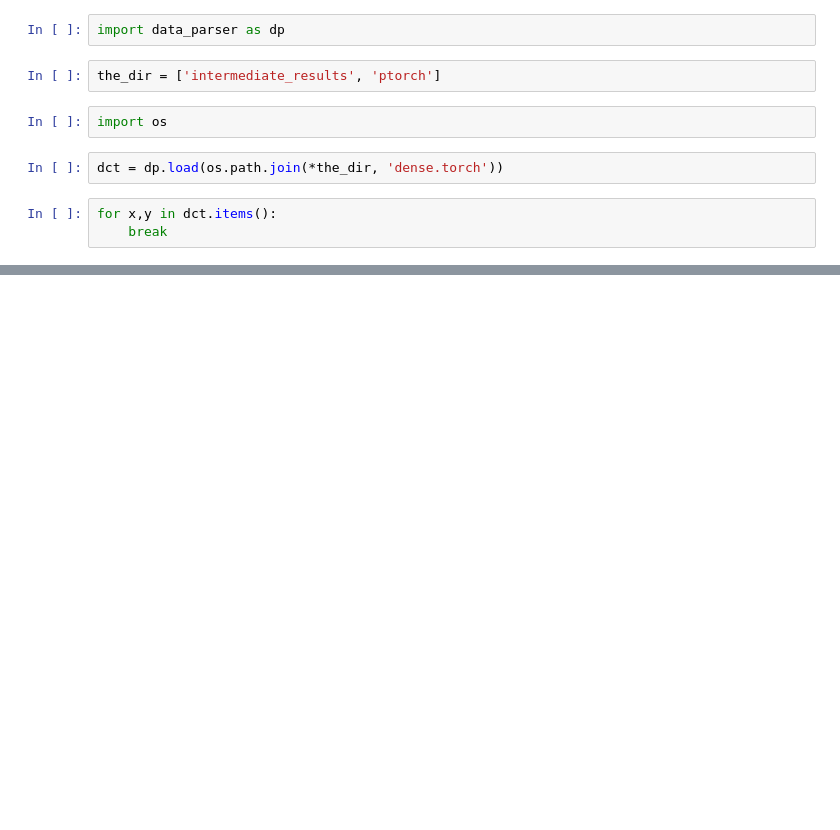
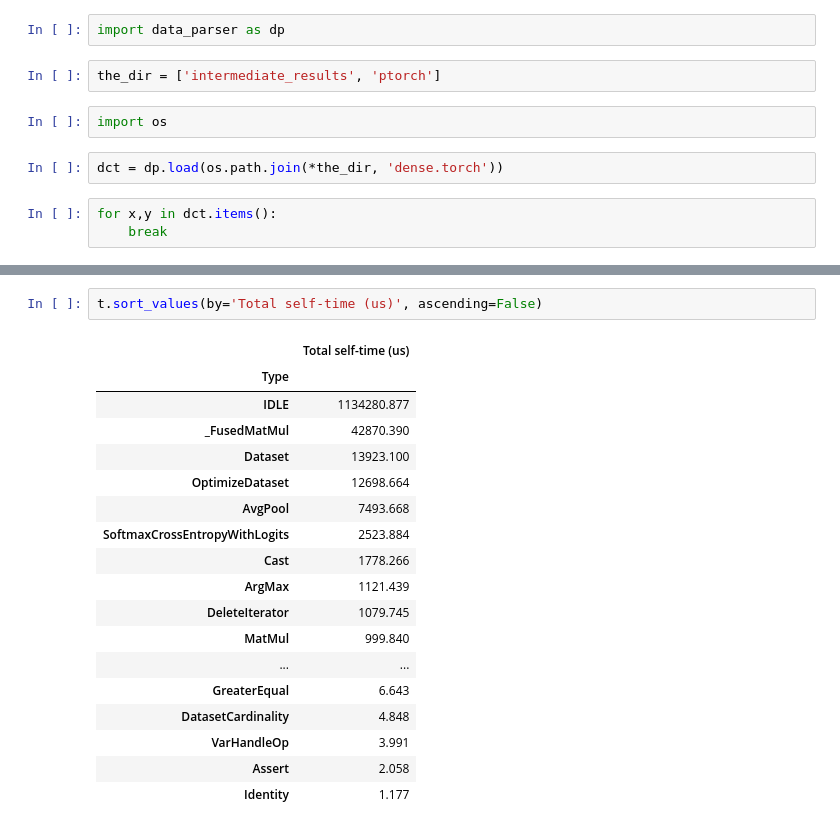
Before and after one commit to vlamprinidis/NN_prediction, a Jupyter notebook: temp.ipynb, the cells around one changed output, grey strips where cells are left out. Drawn from its saved outputs; the diff is of its cells as text; blank space fills up the shorter version.

```diff
--- a/temp.ipynb
+++ b/temp.ipynb
@@ -227,0 +214,21 @@ y.sort_values(by='CPU total (us)')
+# %%
+t.sort_values(by='Total self-time (us)', ascending=False)
+# %% [output]
+|  | Total self-time (us) |
+| Type |  |
+| IDLE | 1134280.877 |
+| _FusedMatMul | 42870.390 |
+| Dataset | 13923.100 |
+| OptimizeDataset | 12698.664 |
+| AvgPool | 7493.668 |
+| SoftmaxCrossEntropyWithLogits | 2523.884 |
+| Cast | 1778.266 |
+| ArgMax | 1121.439 |
+| DeleteIterator | 1079.745 |
+| MatMul | 999.840 |
+| ... | ... |
+| GreaterEqual | 6.643 |
+| DatasetCardinality | 4.848 |
+| VarHandleOp | 3.991 |
+| Assert | 2.058 |
+| Identity | 1.177 |
```
Also changed, not shown: parts of 12 cells of this notebook, 7 other files.
